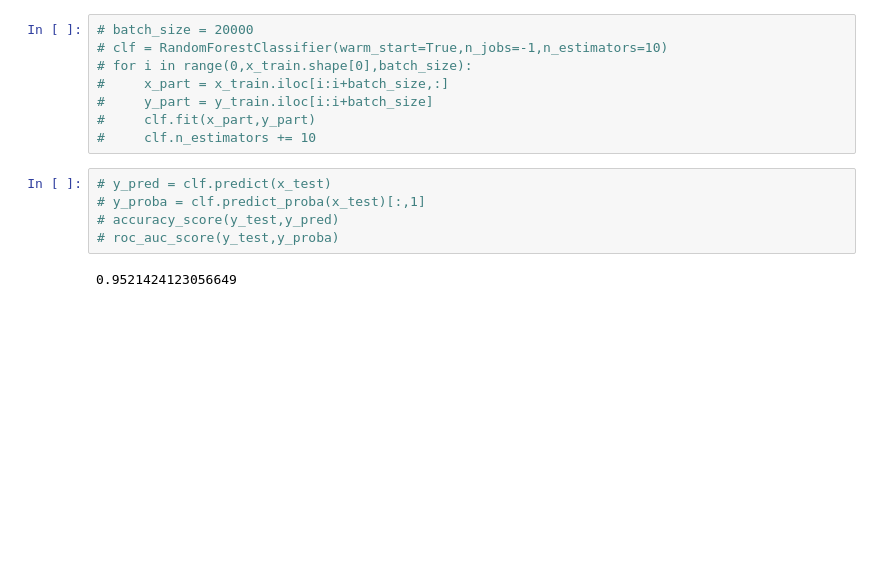
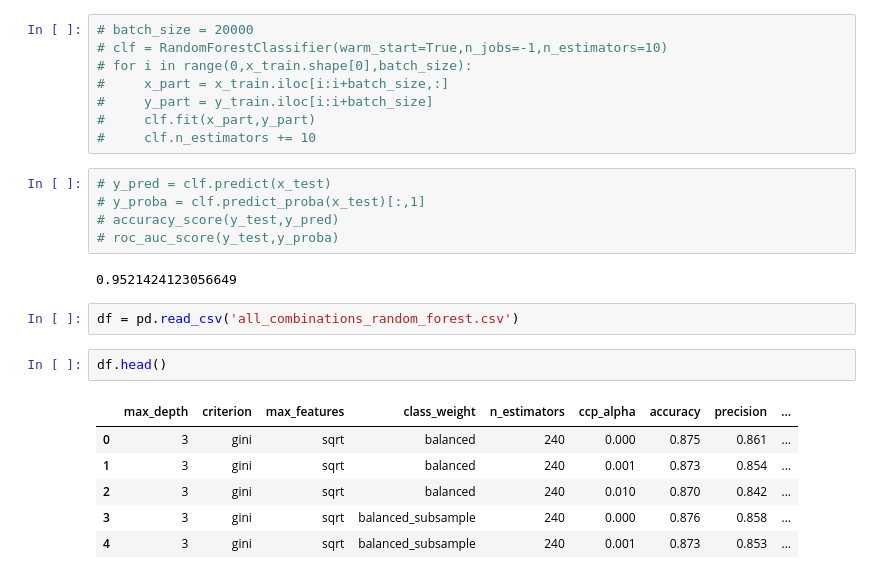
Before and after one commit to vikaskasaudhan786253/Heart-Disease-Prediction, a Jupyter notebook: Random_Forest.ipynb, the cells around one changed output. Cells and saved outputs as stored; diff of their text form; blank space fills up the shorter version.

```diff
--- a/Random_Forest.ipynb
+++ b/Random_Forest.ipynb
@@ -134,3 +138,14 @@ df
 # roc_auc_score(y_test,y_proba)
 # %% [output]
 0.9521424123056649
+# %%
+df = pd.read_csv('all_combinations_random_forest.csv')
+# %%
+df.head()
+# %% [output]
+|  | max_depth | criterion | max_features | class_weight | n_estimators | ccp_alpha | accuracy | precision | ... |
+| 0 | 3 | gini | sqrt | balanced | 240 | 0.000 | 0.875 | 0.861 | ... |
+| 1 | 3 | gini | sqrt | balanced | 240 | 0.001 | 0.873 | 0.854 | ... |
+| 2 | 3 | gini | sqrt | balanced | 240 | 0.010 | 0.870 | 0.842 | ... |
+| 3 | 3 | gini | sqrt | balanced_subsample | 240 | 0.000 | 0.876 | 0.858 | ... |
+| 4 | 3 | gini | sqrt | balanced_subsample | 240 | 0.001 | 0.873 | 0.853 | ... |
```
Also changed, not shown: parts of 4 cells of this notebook, 7 other files.
